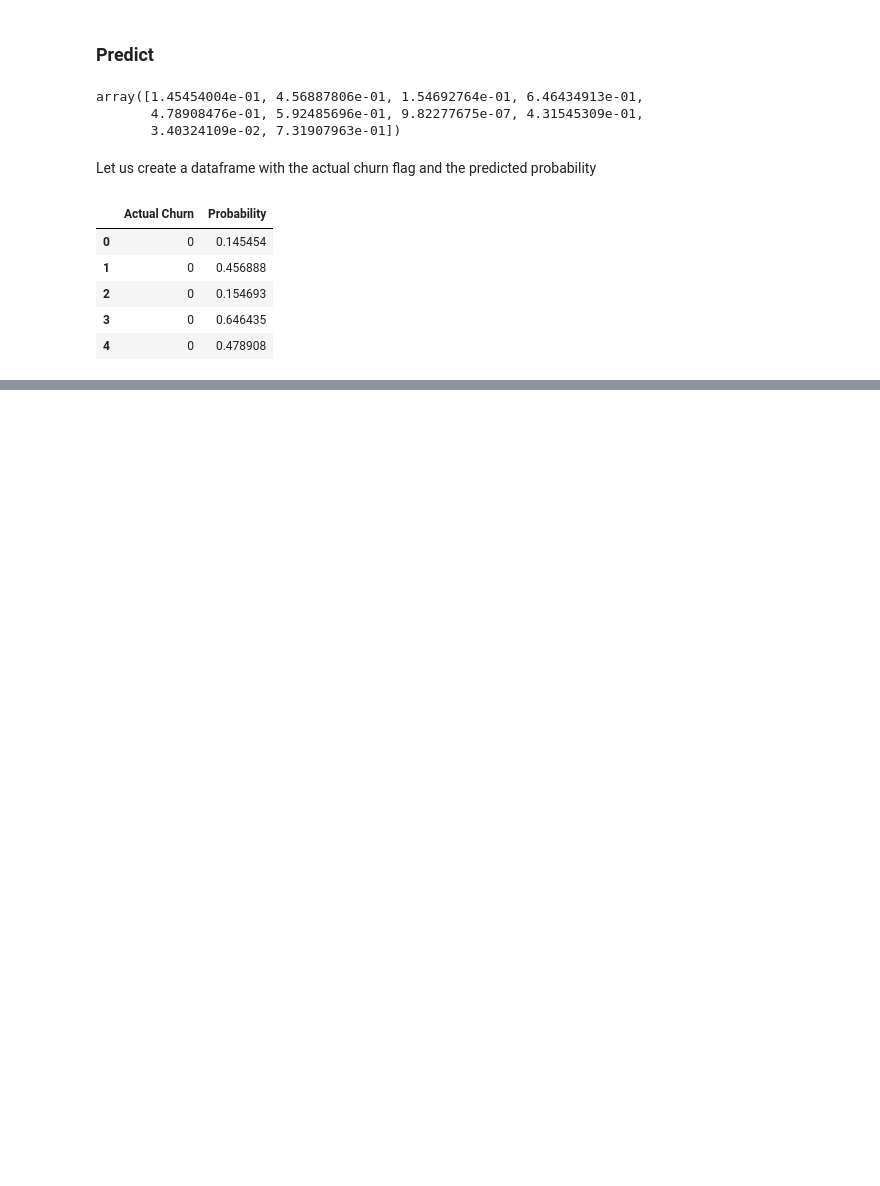
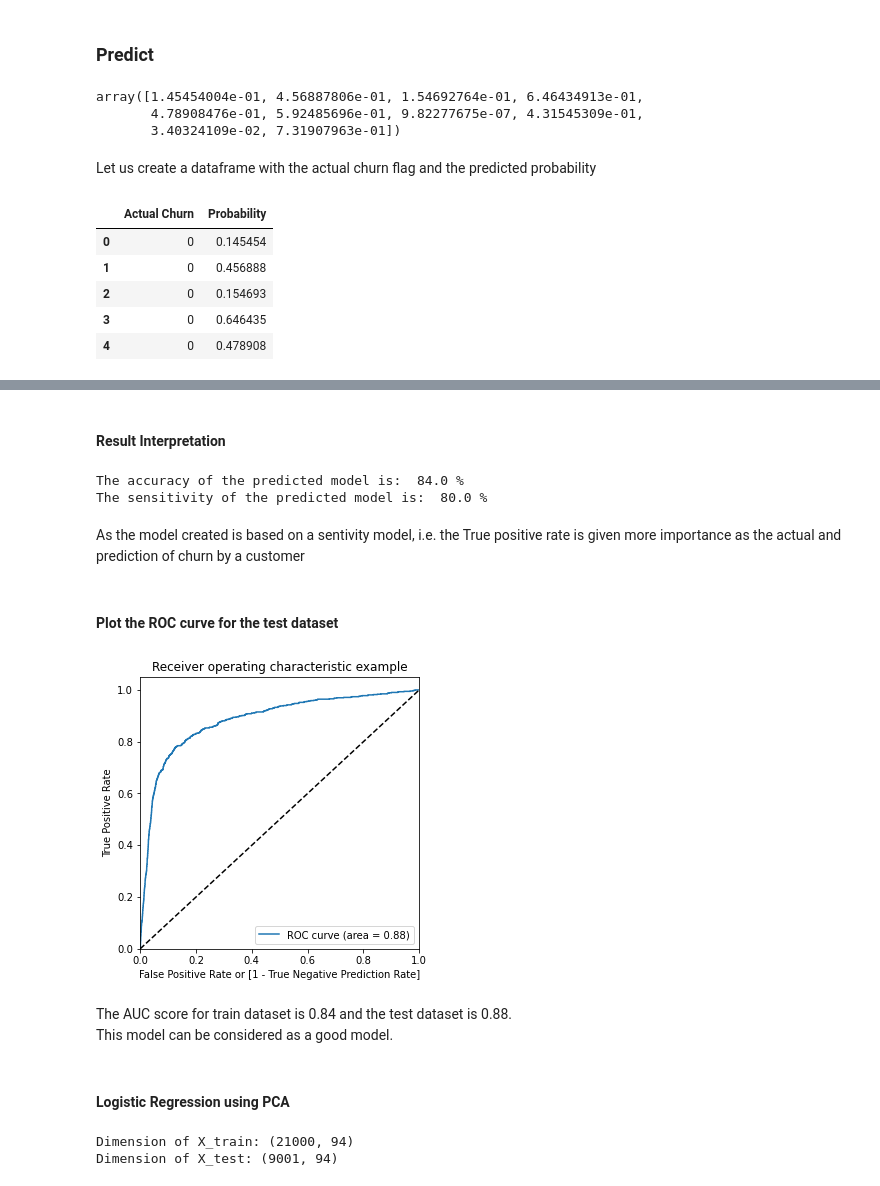
Before and after one commit to junaidalamgithub/telecom-churn-case-study, a Jupyter notebook: Case_Study_Telecom_Churn_Junaid_And_Nupur.ipynb, the cells around one changed output, grey strips where cells are left out. Saved outputs shown, nothing was run; the diff lists cells and outputs as text; code cells hidden in the pictures; blank space fills up the shorter version.

```diff
--- a/Case_Study_Telecom_Churn_Junaid_And_Nupur.ipynb
+++ b/Case_Study_Telecom_Churn_Junaid_And_Nupur.ipynb
@@ -1695,0 +1713,5 @@ plt.show()
+# %%
+y_pred=y_pred.rename(columns = {0:"Conv_prob"})
+# %%
+y_test_df = pd.DataFrame(y_test)
+y_test_df.head()
@@ -1695,0 +1725,3 @@ plt.show()
+# %%
+y_pred_final = pd.concat([y_test_df,y_pred],axis=1)
+y_pred_final.head()
@@ -1695,0 +1735,3 @@ plt.show()
+# %%
+y_pred_final['test_churn_pred'] = y_pred_final.Conv_prob.map(lambda x: 1 if x>0.55 else 0)
+y_pred_final.head()
@@ -1695,0 +1791,14 @@ plt.show()
+# %% [markdown]
+#### Result Interpretation
+# %%
+print("The accuracy of the predicted model is: ",\
+      round(metrics.accuracy_score(y_pred_final.churn, y_pred_final.test_churn_pred),2)*100,"%")
+print("The sensitivity of the predicted model is: ",\
+      round(TP3 / float(TP3+FN3),2)*100,"%")
+# %% [output]
+The accuracy of the predicted model is:  84.0 %
+The sensitivity of the predicted model is:  80.0 %
+# %% [markdown]
+As the model created is based on a sentivity model, i.e. the True positive rate is given more importance as the actual and prediction of churn by a customer
+# %% [markdown]
+#### Plot the ROC curve for the test dataset
@@ -1695,0 +1808,18 @@ plt.show()
+# %%
+# Plotting the curve for the obtained metrics
+plot_roc(y_pred_final.churn,y_pred_final.Conv_prob)
+# %% [output]
+[figure, added]
+# %% [markdown]
+The AUC score for train dataset is 0.84 and the test dataset is 0.88.<br> This model can be considered as a good model.
+# %% [markdown]
+#### Logistic Regression using PCA
+# %%
+# split the dateset into train and test datasets
+
+X_train, X_test, y_train, y_test = train_test_split(X, y, test_size=0.3, train_size=0.7, random_state=1)
+print("Dimension of X_train:", X_train.shape)
+print("Dimension of X_test:", X_test.shape)
+# %% [output]
+Dimension of X_train: (21000, 94)
+Dimension of X_test: (9001, 94)
```
Also changed, not shown: parts of 131 cells of this notebook.
